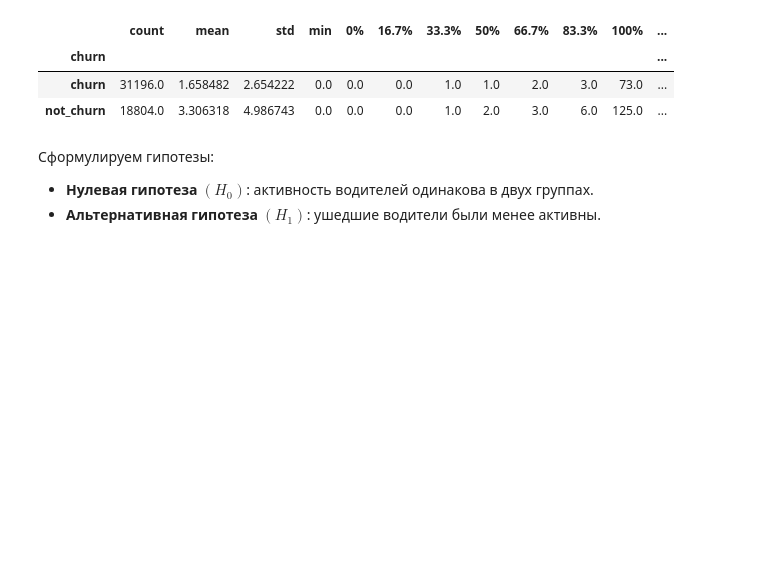
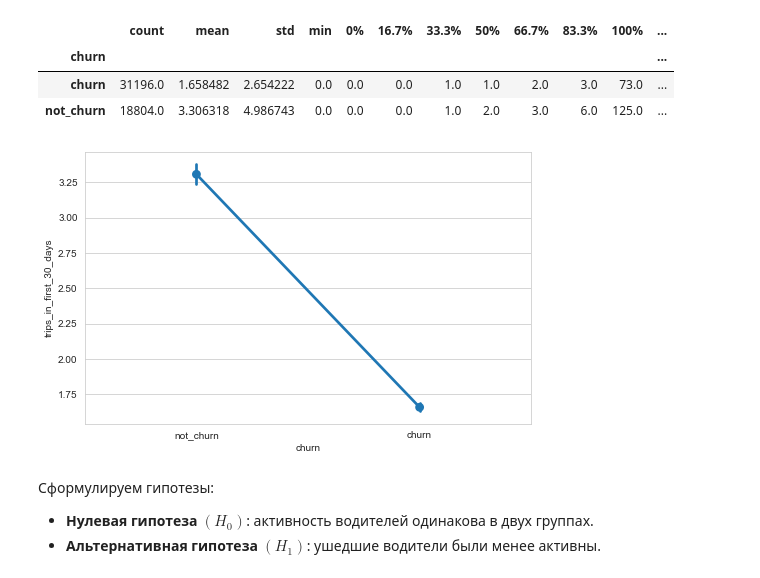
Before and after one commit to dmt-zh/Portfolio, a Jupyter notebook: Churn Rate analysis.ipynb, the cells around one changed output. Saved outputs shown, nothing was run; the diff lists cells and outputs as text; code cells hidden in the pictures; blank space fills up the shorter version.

```diff
--- a/Churn Rate analysis.ipynb
+++ b/Churn Rate analysis.ipynb
@@ -284,6 +296,12 @@ df.groupby('churn').trips_in_first_30_days.describe(percentiles=[0, 1/6, 1/3, .5
 | churn |  |  |  |  |  |  |  |  |  |  |  | ... |
 | churn | 31196.0 | 1.658482 | 2.654222 | 0.0 | 0.0 | 0.0 | 1.0 | 1.0 | 2.0 | 3.0 | 73.0 | ... |
 | not_churn | 18804.0 | 3.306318 | 4.986743 | 0.0 | 0.0 | 0.0 | 1.0 | 2.0 | 3.0 | 6.0 | 125.0 | ... |
+# %%
+# Посмотрим на центральные тендеции с помощью pointplot
+plt.figure(figsize=(8, 5))
+sns.pointplot(x='churn', y='trips_in_first_30_days', data=df);
+# %% [output]
+[figure, added]
 # %% [markdown]
 Сформулируем гипотезы:
 
```
Also changed, not shown: parts of 3 cells of this notebook.
